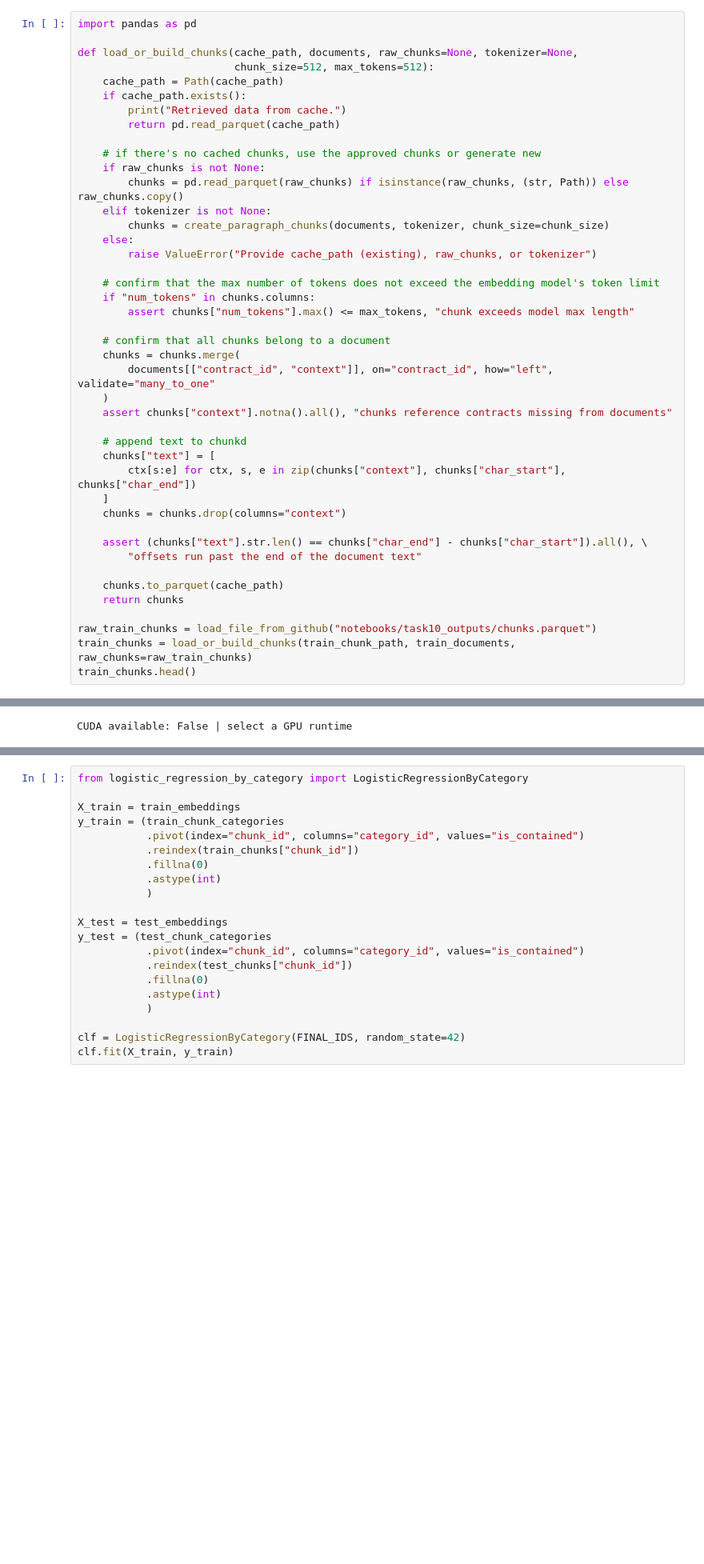
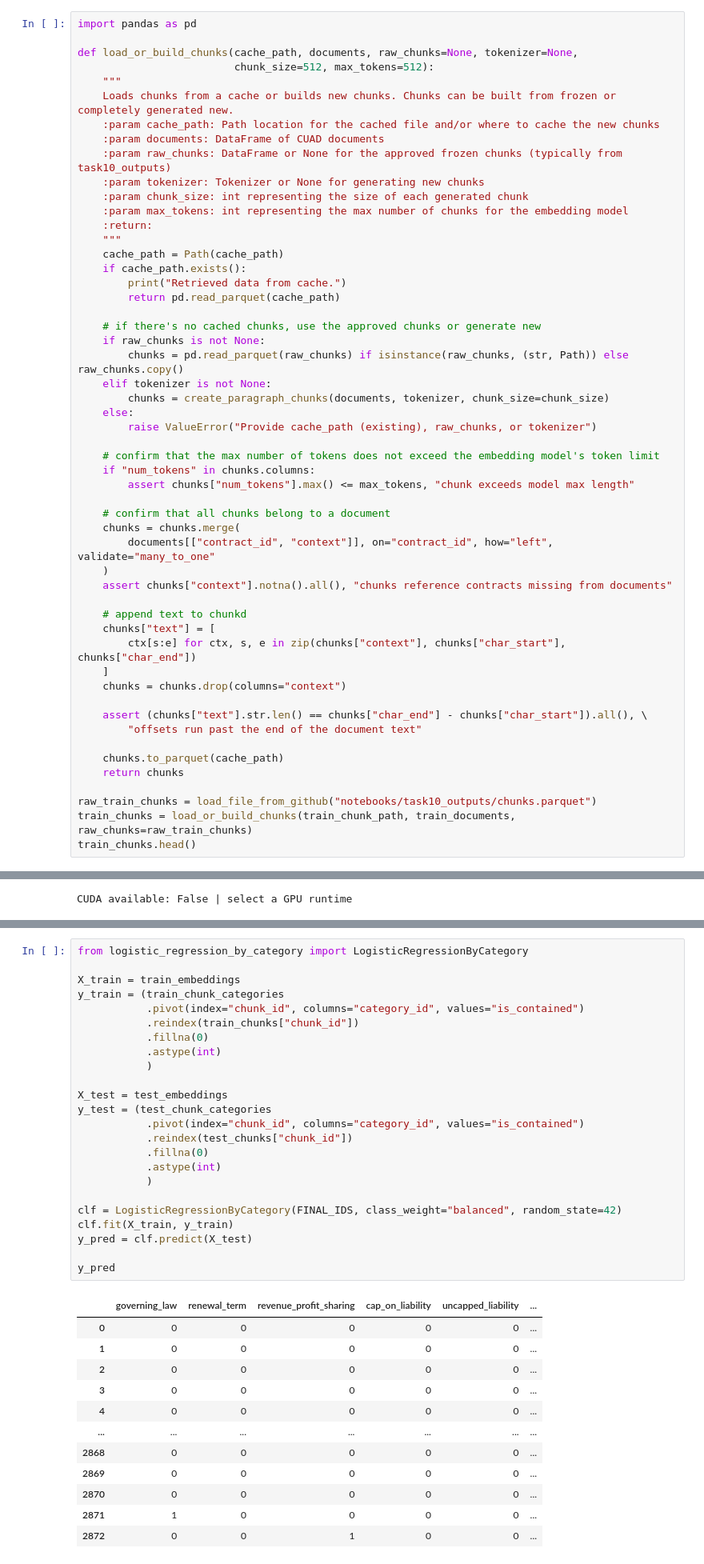
Before and after one commit to Break-Through-Tech/Accenture-1O-contract-review-challenge, a Jupyter notebook: notebooks/simple_classification.ipynb, the cells around one changed output, grey strips where cells are left out. Shown at 80% size. Saved outputs shown, nothing was run; the diff lists cells and outputs as text; blank space fills up the shorter version.

Commit message:
added hyperparameter tuning and better documentation

```diff
--- a/notebooks/simple_classification.ipynb
+++ b/notebooks/simple_classification.ipynb
@@ -138,6 +141,16 @@ import pandas as pd
 
 def load_or_build_chunks(cache_path, documents, raw_chunks=None, tokenizer=None,
                          chunk_size=512, max_tokens=512):
+    """
+    Loads chunks from a cache or builds new chunks. Chunks can be built from frozen or completely generated new.
+    :param cache_path: Path location for the cached file and/or where to cache the new chunks
+    :param documents: DataFrame of CUAD documents
+    :param raw_chunks: DataFrame or None for the approved frozen chunks (typically from task10_outputs)
+    :param tokenizer: Tokenizer or None for generating new chunks
+    :param chunk_size: int representing the size of each generated chunk
+    :param max_tokens: int representing the max number of chunks for the embedding model
+    :return:
+    """
     cache_path = Path(cache_path)
     if cache_path.exists():
         print("Retrieved data from cache.")
@@ -404,22 +417,37 @@ class LogisticRegressionByCategory:
 # %%
 from logistic_regression_by_category import LogisticRegressionByCategory
 
 X_train = train_embeddings
 y_train = (train_chunk_categories
            .pivot(index="chunk_id", columns="category_id", values="is_contained")
            .reindex(train_chunks["chunk_id"])
            .fillna(0)
            .astype(int)
            )
 
 X_test = test_embeddings
 y_test = (test_chunk_categories
            .pivot(index="chunk_id", columns="category_id", values="is_contained")
            .reindex(test_chunks["chunk_id"])
            .fillna(0)
            .astype(int)
            )
 
-clf = LogisticRegressionByCategory(FINAL_IDS, random_state=42)
+clf = LogisticRegressionByCategory(FINAL_IDS, class_weight="balanced", random_state=42)
 clf.fit(X_train, y_train)
+y_pred = clf.predict(X_test)
+
+y_pred
 # %% [output]
+|  | governing_law | renewal_term | revenue_profit_sharing | cap_on_liability | uncapped_liability | ... |
+| 0 | 0 | 0 | 0 | 0 | 0 | ... |
+| 1 | 0 | 0 | 0 | 0 | 0 | ... |
+| 2 | 0 | 0 | 0 | 0 | 0 | ... |
+| 3 | 0 | 0 | 0 | 0 | 0 | ... |
+| 4 | 0 | 0 | 0 | 0 | 0 | ... |
+| ... | ... | ... | ... | ... | ... | ... |
+| 2868 | 0 | 0 | 0 | 0 | 0 | ... |
+| 2869 | 0 | 0 | 0 | 0 | 0 | ... |
+| 2870 | 0 | 0 | 0 | 0 | 0 | ... |
+| 2871 | 1 | 0 | 0 | 0 | 0 | ... |
+| 2872 | 0 | 0 | 1 | 0 | 0 | ... |
```
Also changed, not shown: parts of 13 cells of this notebook, 1 other file.
